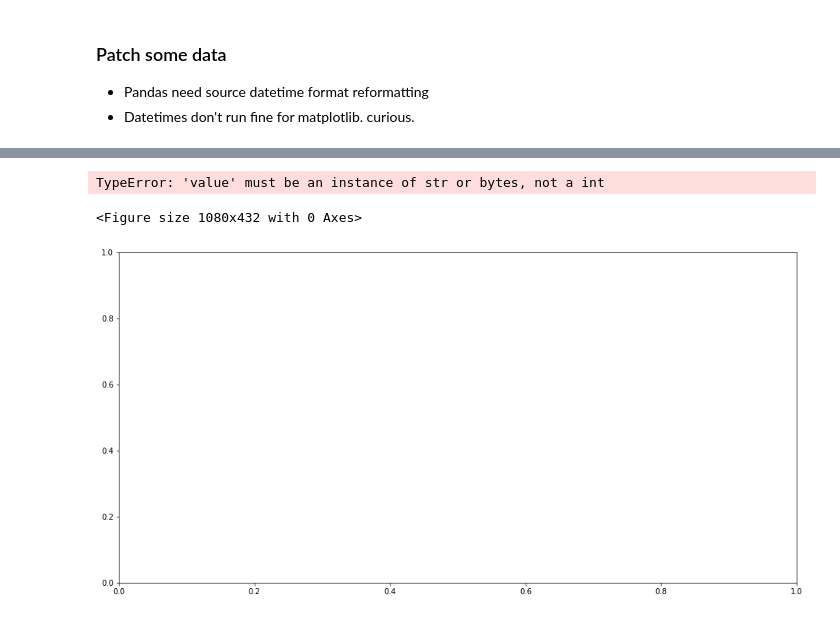
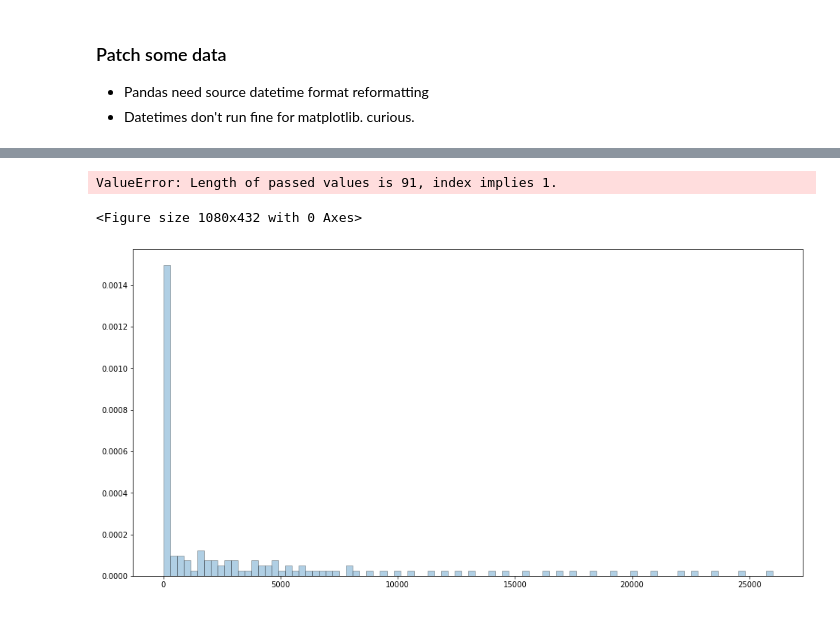
Before and after one commit to fovtran/nvc19_repo, a Jupyter notebook: python-covid/Covid-19.ipynb, the cells around one changed output, grey strips where cells are left out. Cells and saved outputs as stored; diff of their text form; code cells hidden in the pictures.

```diff
--- a/python-covid/Covid-19.ipynb
+++ b/python-covid/Covid-19.ipynb
@@ -65,6 +122,6 @@ reading time series
 # %%
 skip = 4
-myset = df_confirmed.loc[df_confirmed['Country/Region'] == 'Argentina' ]
+myset = pd_dataset['confirmed'].loc[pd_dataset['confirmed']['Country/Region'] == 'Argentina' ]
 
 def parse_by_region(dataset, place):
     myset = dataset.loc[dataset['Country/Region'] == place ]
@@ -133,6 +309,6 @@ def extract_remarks(datasets, placeslist):
         print()
 
 regions = ['Argentina','Chile', 'Peru', 'Brazil', 'Uruguay', 'Spain', 'France', 'US', 'Germany', 'Sweden', 'Russia']
-ds = [['_confir', df_confirmed], ['_deaths', df_deaths]]
+ds = [['_confir', pd_dataset['confirmed']] , ['_deaths', pd_dataset['deaths']]]
 extract_remarks(ds, regions)
 # %% [output]
@@ -218,9 +394,9 @@ def by_place(ds, reg):
         locs[place] = _df2
     return locs
 
-confirmed = by_place(df_confirmed, regions)
-deaths = by_place(df_deaths, regions)
-recovered = by_place(df_recovered, regions)
+confirmed = by_place(pd_dataset['confirmed'], regions)
+deaths = by_place(pd_dataset['deaths'], regions)
+recovered = by_place(pd_dataset['recovered'], regions)
 
 print( deaths['Argentina'].describe() )
 print( confirmed['Argentina'].describe() )
@@ -291,9 +467,9 @@ dtype: bool
 - Pandas need source datetime format reformatting
 - Datetimes don't run fine for matplotlib. curious.
 # %%
-confirmed = by_place(df_confirmed, regions)
-deaths = by_place(df_deaths, regions)
-recovered = by_place(df_recovered, regions)
+confirmed = by_place(pd_dataset['confirmed'], regions)
+deaths = by_place(pd_dataset['deaths'], regions)
+recovered = by_place(pd_dataset['recovered'], regions)
 
 confirmed['Argentina'].iloc[1]
 
@@ -332,36 +508,37 @@ plt.rcParams["figure.figsize"]=15,6
 plt.tight_layout()
 fig = plt.figure(figsize=(16,8))
 ax = fig.subplots()
 
-count, bins, ignored = ax.hist(ss, bins= 90, density=True, stacked=True, cumulative=False, alpha=0.35, lw=0.8, edgecolor='black') # , color='green'
+data = ss.counts
+count, bins, ignored = ax.hist(data, bins= 90, density=True, stacked=True, cumulative=False, alpha=0.35, lw=0.8, edgecolor='black') # , color='green'
 
 #print(count)
 #print(ignored)
 
 oneS = 1.2
 onesigma = oneS/(sigma * np.sqrt(2 * np.pi)) * np.exp( - (bins - mu)**2 / (2 * sigma**2) )
 
 df3 = pd.DataFrame({'count': bins, 'Deviation': onesigma })
 df3.plot(kind='scatter', x='count', y='Deviation', ax=ax, alpha=0.9, lw=0.8, color='indigo')
 
 min_ylim, max_ylim = plt.ylim()
 ax.axvline(mu, color='red', linestyle='dashed', linewidth=3)
 plt.text(mu*1.02, max_ylim*1.02, '$\mu$: {:.2f}'.format(mu))
 
 ax.axvline(mu+sigma*oneS, color='green', linestyle='dashed', linewidth=2)
 plt.text(mu+sigma*1.02, max_ylim*1.02, '$\mu$ + $\sigma$: {:.2f}'.format(mu+sigma))
 
 ax.set_axisbelow(True)
 ax.minorticks_on()
 
 ax.grid(which='major', linestyle='-', alpha=0.65, linewidth='0.5', color='navy')
 ax.grid(which='minor', linestyle=':', linewidth='0.5', color='black')
 
 plt.show() ## This graph is wrong. it's just orientative for developing a cumsum() formula
 # %% [output]
-TypeError: 'value' must be an instance of str or bytes, not a int
+ValueError: Length of passed values is 91, index implies 1.
 <Figure size 1080x432 with 0 Axes>
-[figure, old version]
+[figure, new version]
 # %%
 dist = {}
 R = count
```
Also changed, not shown: parts of 17 cells of this notebook.
